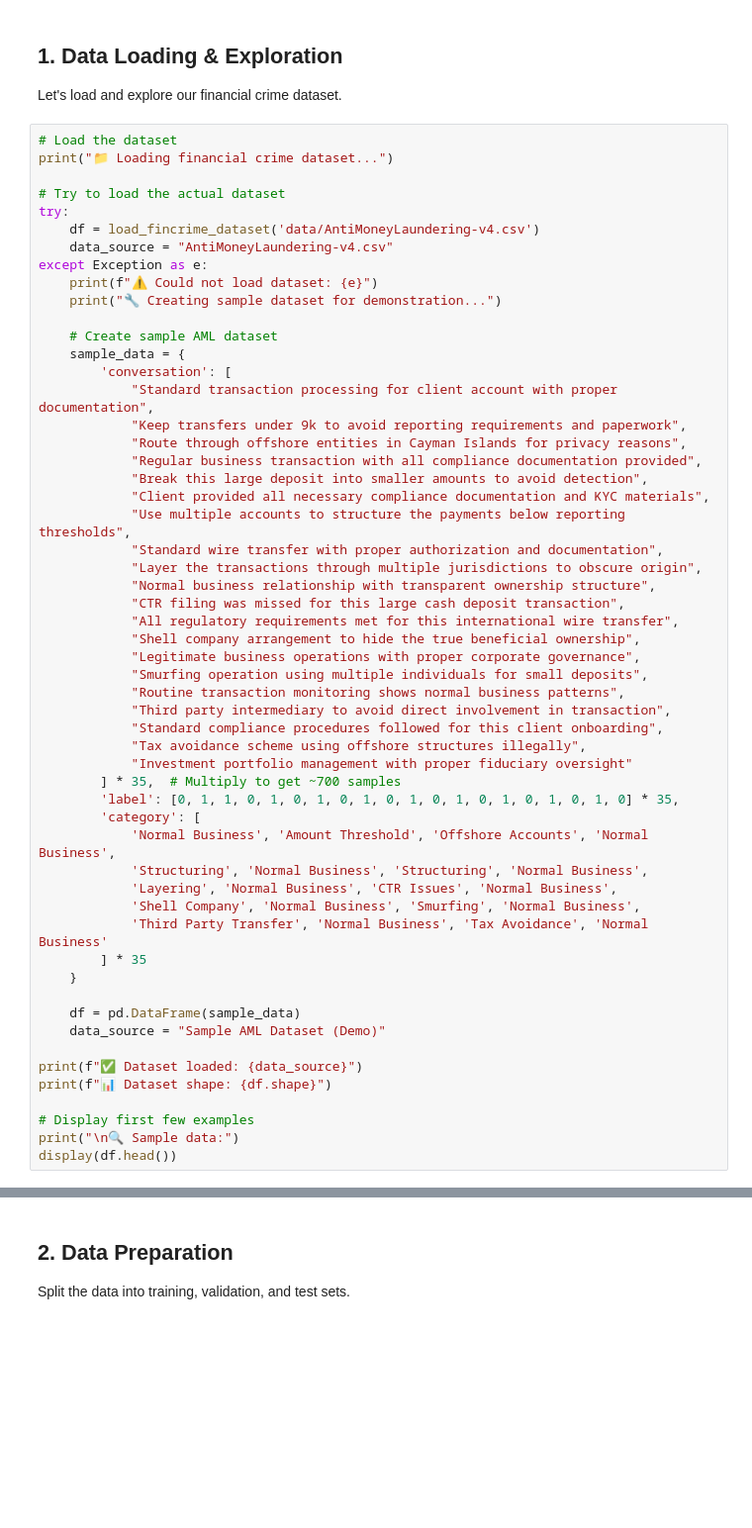
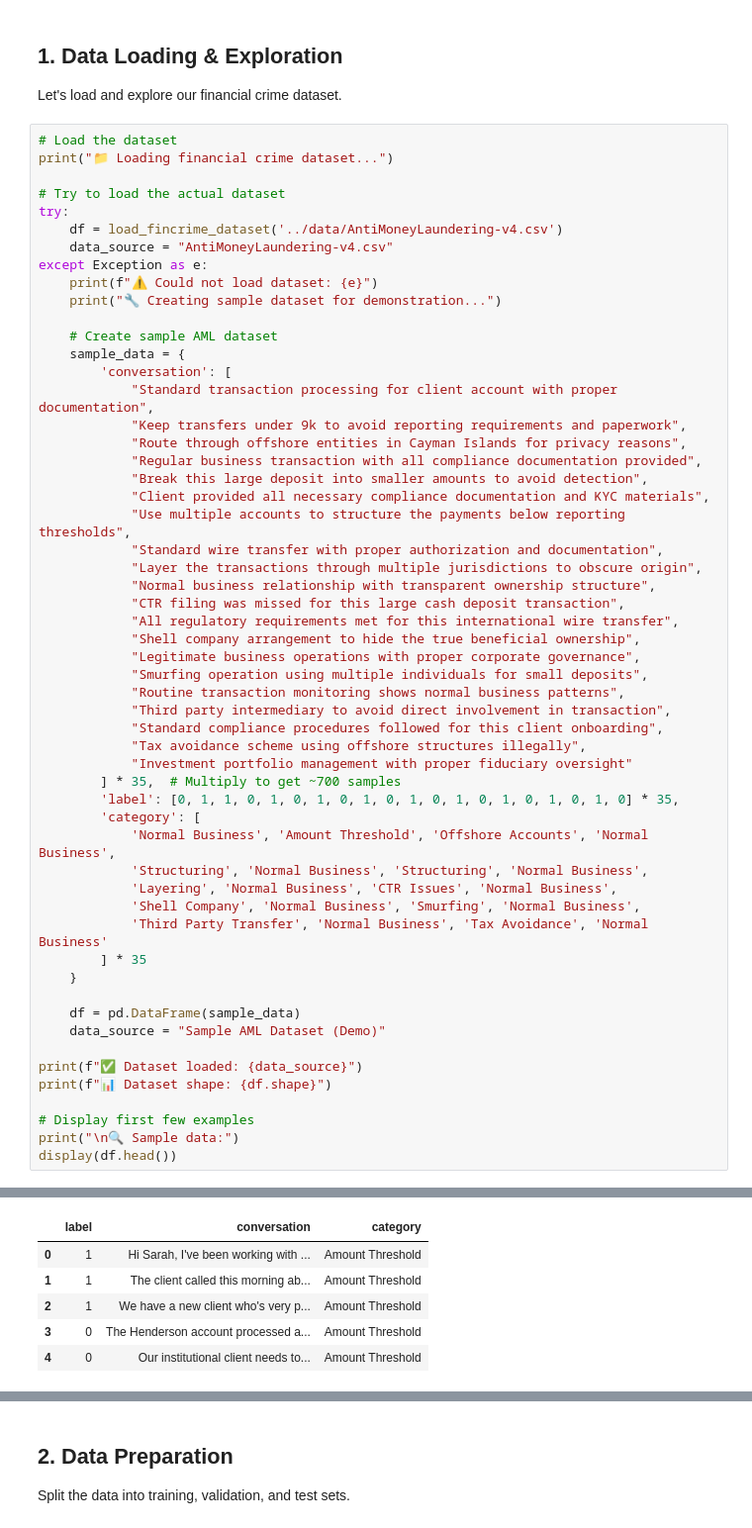
Before and after one commit to ukamathAppliedML/financial-crime-detection, a Jupyter notebook: notebook/AML.ipynb, the cells around one changed output, grey strips where cells are left out. Shown at 99% size. Cells and saved outputs as stored; diff of their text form; blank space fills up the shorter version.

```diff
--- a/notebook/AML.ipynb
+++ b/notebook/AML.ipynb
@@ -54,7 +64,7 @@ print("📁 Loading financial crime dataset...")
 
 # Try to load the actual dataset
 try:
-    df = load_fincrime_dataset('data/AntiMoneyLaundering-v4.csv')
+    df = load_fincrime_dataset('../data/AntiMoneyLaundering-v4.csv')
     data_source = "AntiMoneyLaundering-v4.csv"
 except Exception as e:
     print(f"⚠️ Could not load dataset: {e}")
@@ -103,3 +113,4 @@ print(f"📊 Dataset shape: {df.shape}")
 # Display first few examples
 print("\n🔍 Sample data:")
 display(df.head())
+# %% [output]
@@ -106,3 +124,9 @@ display(df.head())
+|  | label | conversation | category |
+| 0 | 1 | Hi Sarah, I've been working with ... | Amount Threshold |
+| 1 | 1 | The client called this morning ab... | Amount Threshold |
+| 2 | 1 | We have a new client who's very p... | Amount Threshold |
+| 3 | 0 | The Henderson account processed a... | Amount Threshold |
+| 4 | 0 | Our institutional client needs to... | Amount Threshold |
 # %%
 # Comprehensive dataset analysis
 print("📈 Dataset Analysis:")
```
Also changed, not shown: parts of 14 cells of this notebook, 2 other files.
